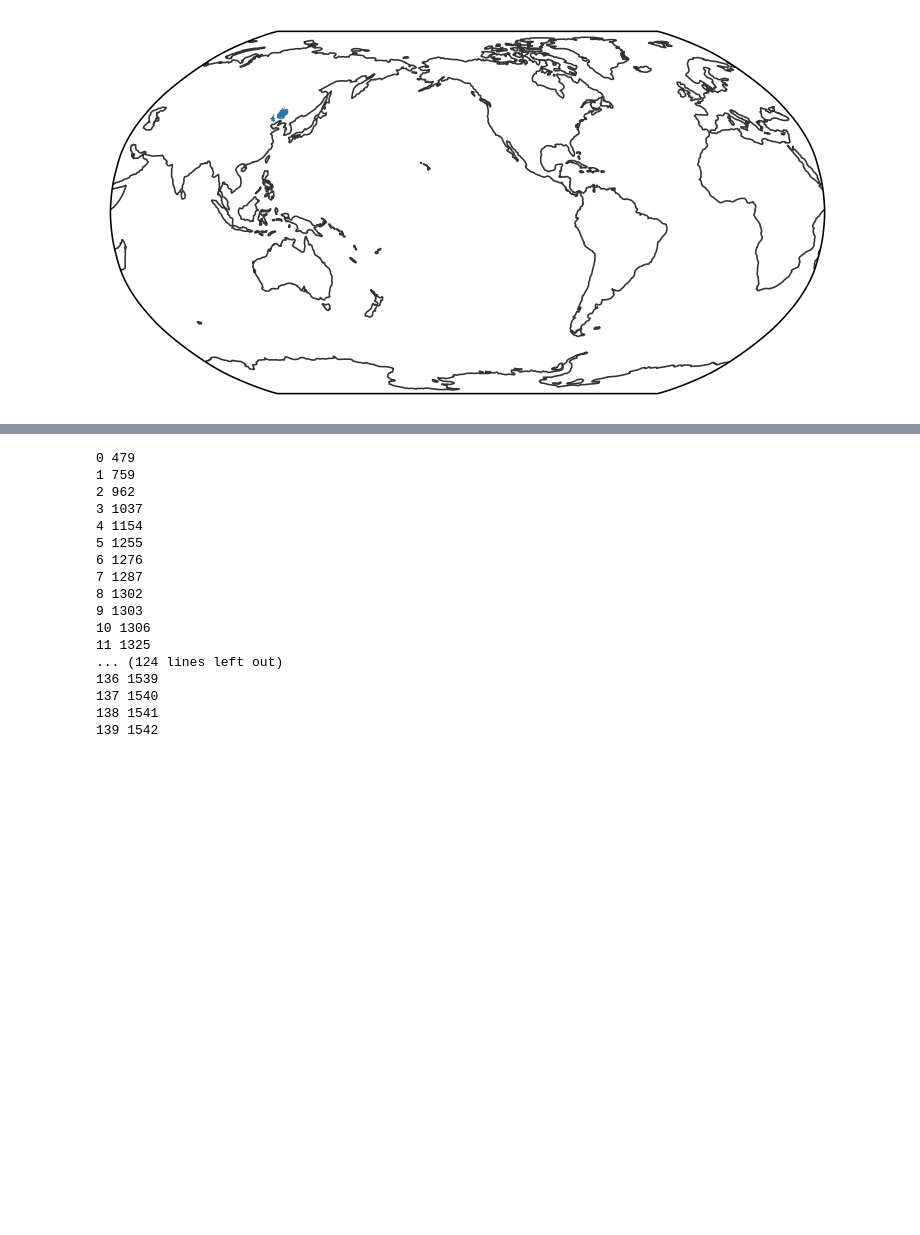
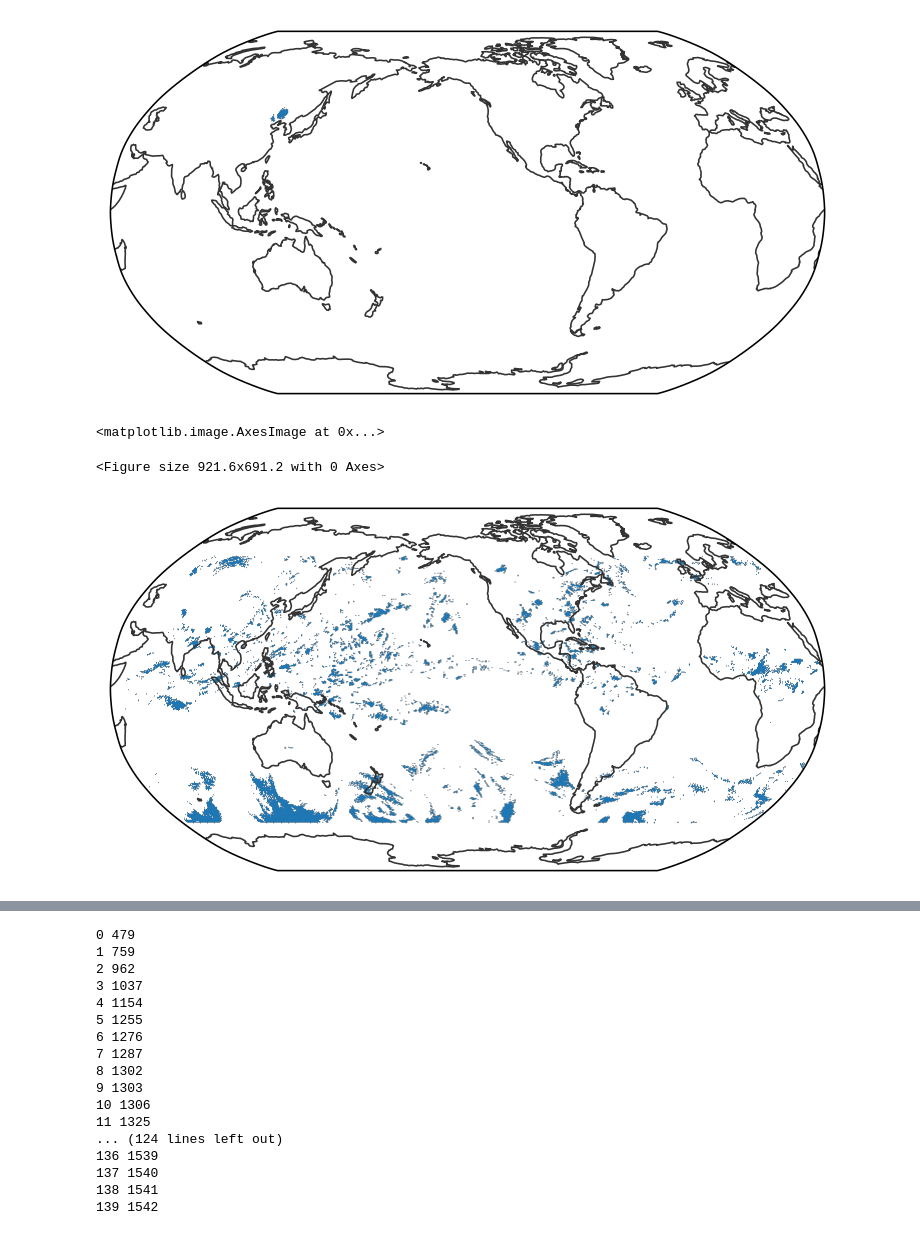
Before and after one commit to WACCEM/gsrm_cooccurrencefeature, a Jupyter notebook: notebooks/test_healpix_overlap_mcs_mask.ipynb, the cells around one changed output, grey strips where cells are left out. Drawn from its saved outputs; the diff is of its cells as text; code cells hidden in the pictures; blank space fills up the shorter version.

```diff
--- a/notebooks/test_healpix_overlap_mcs_mask.ipynb
+++ b/notebooks/test_healpix_overlap_mcs_mask.ipynb
@@ -253,3 +254,14 @@ egh.healpix_show(swath.where(swath > 0), norm=norm, cmap='tab20')
 <matplotlib.image.AxesImage at 0x...>
 <Figure size 921.6x691.2 with 0 Axes>
 [figure]
+# %%
+# Convert MCS swath to binary
+track_swath_binary = (track_swath > 0).astype(int)
+track_swath_binary = xr.DataArray(track_swath_binary, dims=['cell'], coords={'cell': ds.cell}).assign_coords(crs=ds.crs)
+# Filter out CCS that overlap with MCS swaths
+ccs_binary = _ccs_mask_sum.where(track_swath_binary == 0)
+egh.healpix_show(ccs_binary.where(ccs_binary > 0), cmap='tab20')
+# %% [output]
+<matplotlib.image.AxesImage at 0x...>
+<Figure size 921.6x691.2 with 0 Axes>
+[figure, added]
```
Also changed, not shown: parts of 3 cells of this notebook, 3 other files.
